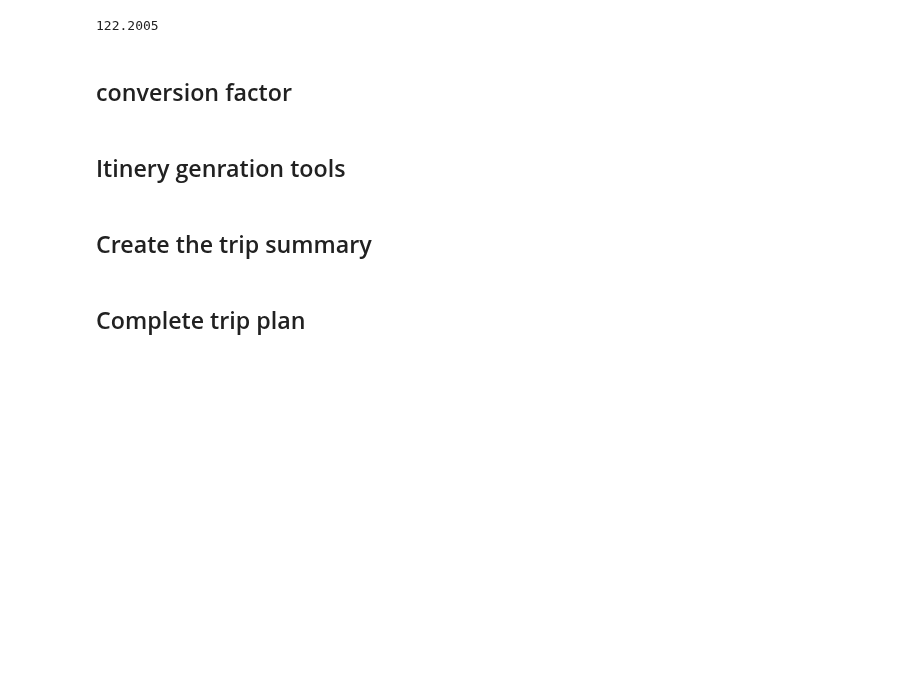
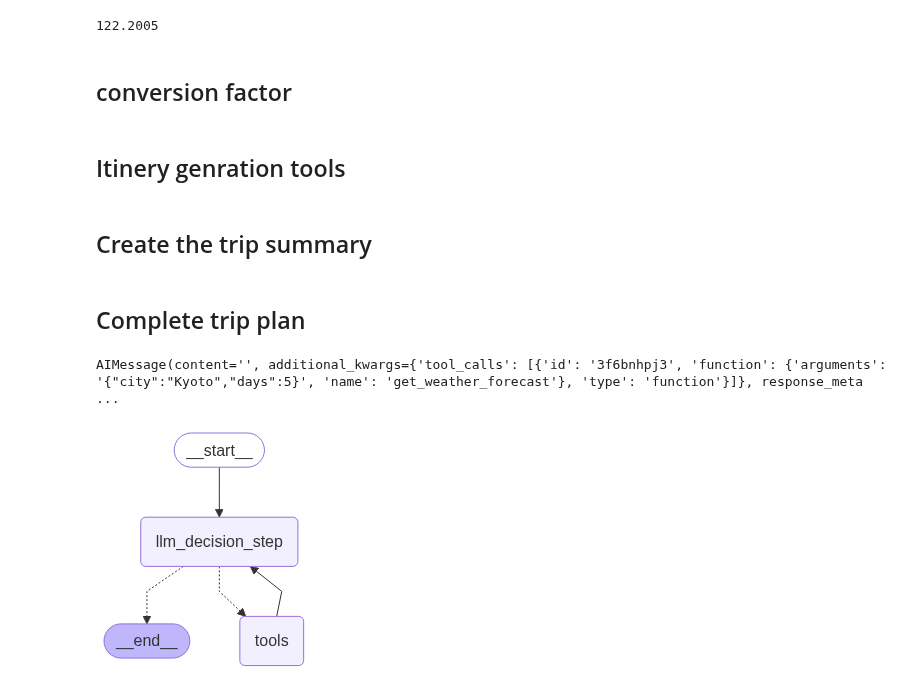
Before and after one commit to kinjal-AIML/End-to-End-Agentic-Ai-Automation-Lab, a Jupyter notebook: 03-LangGraph-Introduction/Assignments/assignment-05-Ai-Travel-Agent/experiment-notebook/experiment.ipynb, the cells around one changed output. Saved outputs shown, nothing was run; the diff lists cells and outputs as text; code cells hidden in the pictures; blank space fills up the shorter version.

Commit message:
done travel agent using 17 tools with real time data

```diff
--- a/03-LangGraph-Introduction/Assignments/assignment-05-Ai-Travel-Agent/experiment-notebook/experiment.ipynb
+++ b/03-LangGraph-Introduction/Assignments/assignment-05-Ai-Travel-Agent/experiment-notebook/experiment.ipynb
@@ -623,7 +623,7 @@ def return_complete_travel_plan(city: str, days: int) -> str:
         f"Ensure everything is well-formatted, friendly, and easy to follow."
     )
 # %%
-prompt = """
+SYSTEM_PROMPT = """
 
 You are an AI Travel Planner and Expense Manager. Your task is to assist users in planning trips to any city worldwide using reasoning and tools.
 
@@ -666,4 +666,12 @@ Let's get started.
 
 """
 # %%
-tools = []
+tools = [get_current_weather, get_weather_forecast, search_hotels, estimate_hotel_cost, search_attractions, search_restaurants, search_activities, search_transportation, add, multiply, calculate_total_cost, calculate_daily_budget, get_conversion_factor, convert_currency, get_day_plan, create_full_itinerary, create_trip_summary, return_complete_travel_plan]
+# %%
+llm_with_tools = llm.bind_tools(tools)
+# %%
+llm_with_tools.invoke(
+    "Hi, I want to take a 5-day trip to Kyoto next month. My hotel budget is around $70 per night. I’d like to know what the weather will be like, what places I can visit, and how much the whole trip might cost. I’ll be paying in Japanese Yen, but my native currency is USD. Also, I prefer local food and public transportation. Can you plan it all for me?"
+)
+# %% [output]
+AIMessage(content='', additional_kwargs={'tool_calls': [{'id': '3f6bnhpj3', 'function': {'arguments': '{"city":"Kyoto","days":5}', 'name': 'get_weather_forecast'}, 'type': 'function'}]}, response_meta ...
@@ -669,0 +680,11 @@ tools = []
+# %%
+def call_model(state: MessagesState):
+    question = state["messages"]
+
+    question_with_system_prompt = [SYSTEM_PROMPT] + question
+
+    response = llm_with_tools.invoke(question_with_system_prompt)
+
+    return {
+        "messages": [response]
+    }
@@ -669,0 +693,24 @@ tools = []
+# %%
+from langgraph.prebuilt import ToolNode, tools_condition
+
+builder = StateGraph(MessagesState)
+
+builder.add_node("llm_decision_step", call_model)
+builder.add_node("tools", ToolNode(tools))
+
+builder.add_edge(START, "llm_decision_step")
+builder.add_conditional_edges(
+    "llm_decision_step",
+    ## if last messages is tools call then call the tools
+    ## if last messages is not tools call return end
+    tools_condition
+)
+builder.add_edge("tools", "llm_decision_step")
+
+react_agent = builder.compile()
+
+from IPython.display import display, Image
+
+display(Image(react_agent.get_graph().draw_mermaid_png()))
+# %% [output]
+[figure, added]
```
Also changed, not shown: parts of 4 cells of this notebook.
